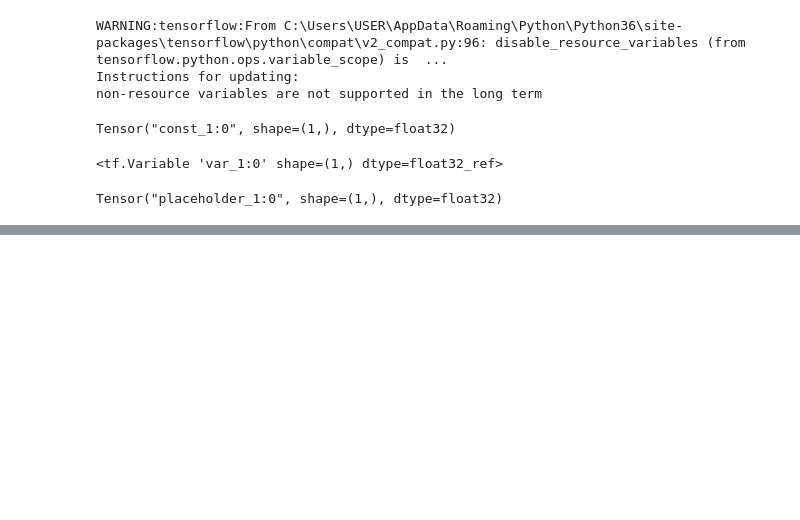
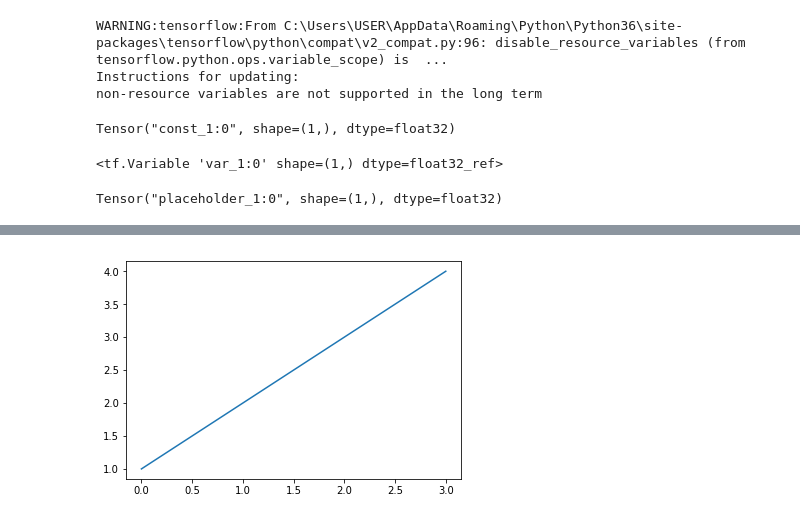
Before and after one commit to sidk003/Stock-Market-Prediction, a Jupyter notebook: tensorflow.ipynb, the cells around one changed output, grey strips where cells are left out. Saved outputs shown, nothing was run; the diff lists cells and outputs as text; code cells hidden in the pictures; blank space fills up the shorter version.

```diff
--- a/tensorflow.ipynb
+++ b/tensorflow.ipynb
@@ -33,0 +74,6 @@ Tensor("placeholder_1:0", shape=(1,), dtype=float32)
+# %%
+y_output = tf.add(tf.multiply(m,x_input),b)
+# %%
+loss = tf.reduce_sum(input_tensor=tf.square(x = y_output - y_input))
+optimiser = tf.train.GradientDescentOptimizer(learning_rate=0.01)
+trainstep = optimiser.minimize(loss=loss)
@@ -33,0 +89,9 @@ Tensor("placeholder_1:0", shape=(1,), dtype=float32)
+# %%
+# testing
+model_output = session.run(y_output, feed_dict={x_input:x_train})
+# %%
+plt.plot(x_train, model_output)
+plt.plot(x_train, y_train)
+plt.show()
+# %% [output]
+[figure, added]
```
Also changed, not shown: parts of 10 cells of this notebook.
